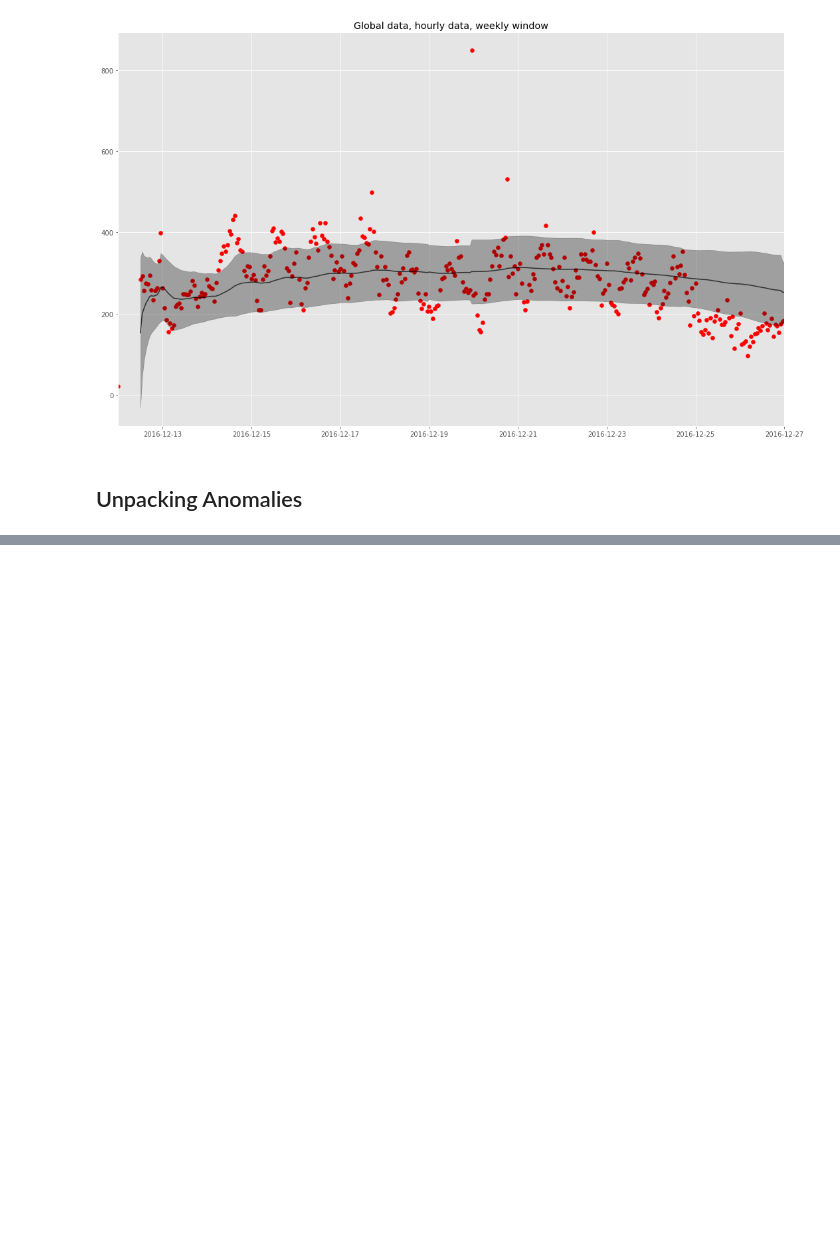
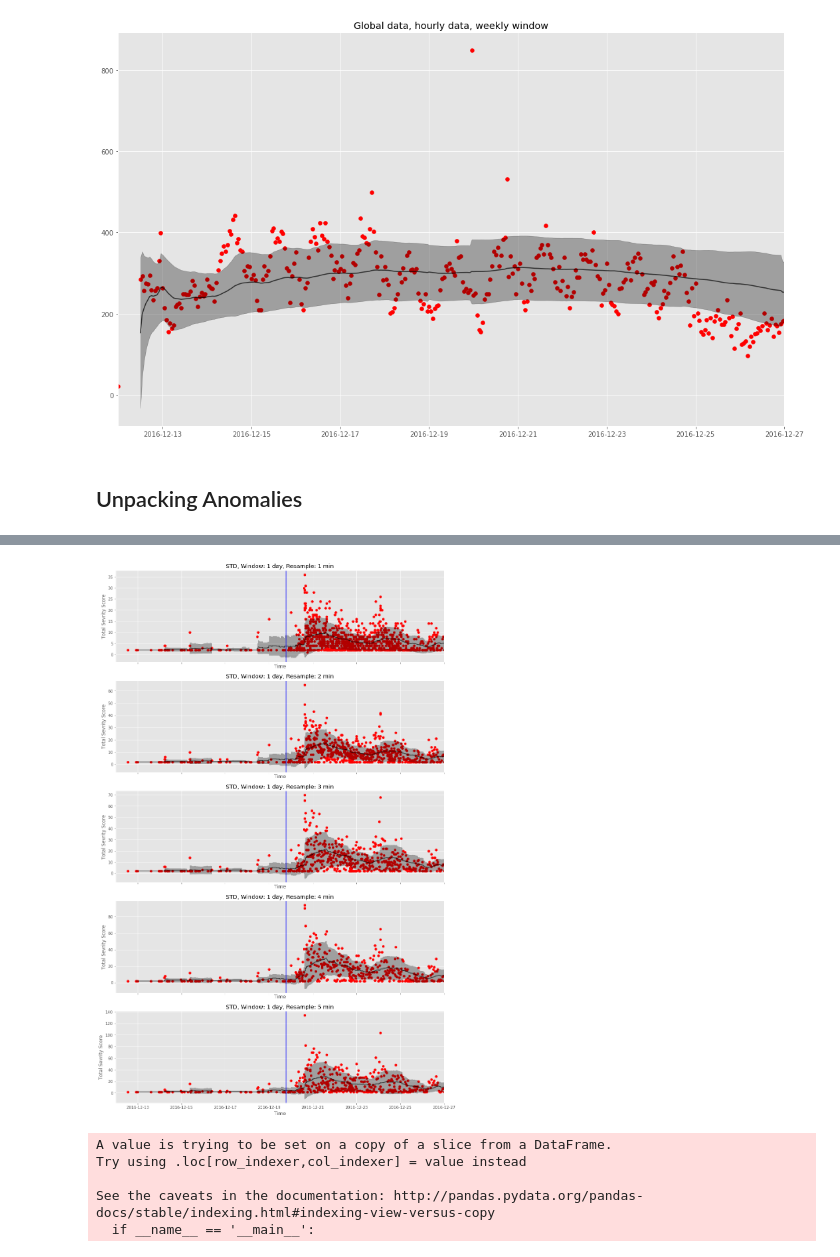
Before and after one commit to brendan-dorsey/stabilitas-thresholds, a Jupyter notebook: initial_eda.ipynb, the cells around one changed output, grey strips where cells are left out. Drawn from its saved outputs; the diff is of its cells as text; code cells hidden in the pictures; blank space fills up the shorter version.

Commit message:
Explore using severity score and unpacking anolamies

```diff
--- a/initial_eda.ipynb
+++ b/initial_eda.ipynb
@@ -705,0 +697,17 @@ for i, ax in enumerate(axes.flatten()):
+# %%
+def severity_score(severity_rating):
+    if severity_rating == "low":
+        return 1
+    elif severity_rating == "moderate":
+        return 2
+    elif severity_rating == "medium":
+        return 3
+    elif severity_rating == "high":
+        return 4
+    elif severity_rating == "extreme":
+        return 5
+    else:
+        return 2
+# %%
+berlin_df["severity_score"] = berlin_df["severity"].map(severity_score)
+print berlin_df.head()
@@ -705,0 +740,30 @@ for i, ax in enumerate(axes.flatten()):
+# %%
+severity_ts = pd.Series(berlin_df["severity_score"].values, index=berlin_df["start_ts"])
+# severity_ts = berlin_df["severity_score"]
+# print severity_ts.shape
+# print severity_ts.set_index(berlin_df["start_ts"])
+# print severity_ts.first_valid_index()
+# %%
+sev_one_min = severity_ts.resample("T").sum()
+sev_two_mins = severity_ts.resample("2T").sum()
+sev_three_mins = severity_ts.resample("3T").sum()
+sev_four_mins = severity_ts.resample("4T").sum()
+sev_five_mins = severity_ts.resample("5T").sum()
+
+sev_resample_options = [sev_one_min, sev_two_mins, sev_three_mins, sev_four_mins, sev_five_mins]
+# %%
+fig, axes = plt.subplots(5, figsize=(15,25), sharex=True)
+
+for idx, ax in enumerate(axes.flatten()):
+    plot_moving_std_trend(
+        ax,
+        name="STD, Window: 1 day, Resample: {} min".format(idx+1),
+        data_series=sev_resample_options[idx],
+        window=24*60/(idx+1)
+    )
+    ax.axvline(attack_dtg, color="b")
+    ax.set_xlim("2016-12-12","2016-12-27")
+    ax.set_xlabel("Time")
+    ax.set_ylabel("Total Sevrity Score")
+# %% [output]
+[figure, added]
@@ -705,0 +784,17 @@ for i, ax in enumerate(axes.flatten()):
+# %%
+berlin_df["severity_quadratic"] = berlin_df["severity"].map(severity_score_quadratic)
+quadratic_ts = pd.Series(berlin_df["severity_quadratic"].values, index=berlin_df["start_ts"])
+
+quad_one_min = quadratic_ts.resample("T").sum()
+quad_two_min = quadratic_ts.resample("2T").sum()
+quad_three_min = quadratic_ts.resample("3T").sum()
+quad_four_min = quadratic_ts.resample("4T").sum()
+quad_five_min = quadratic_ts.resample("5T").sum()
+
+quad_resample_options = [quad_one_min, quad_two_min, quad_three_min, quad_four_min, quad_five_min]
+# %% [output]
+A value is trying to be set on a copy of a slice from a DataFrame.
+Try using .loc[row_indexer,col_indexer] = value instead
+
+See the caveats in the documentation: http://pandas.pydata.org/pandas-docs/stable/indexing.html#indexing-view-versus-copy
+  if __name__ == '__main__':
```
Also changed, not shown: parts of 30 cells of this notebook.
